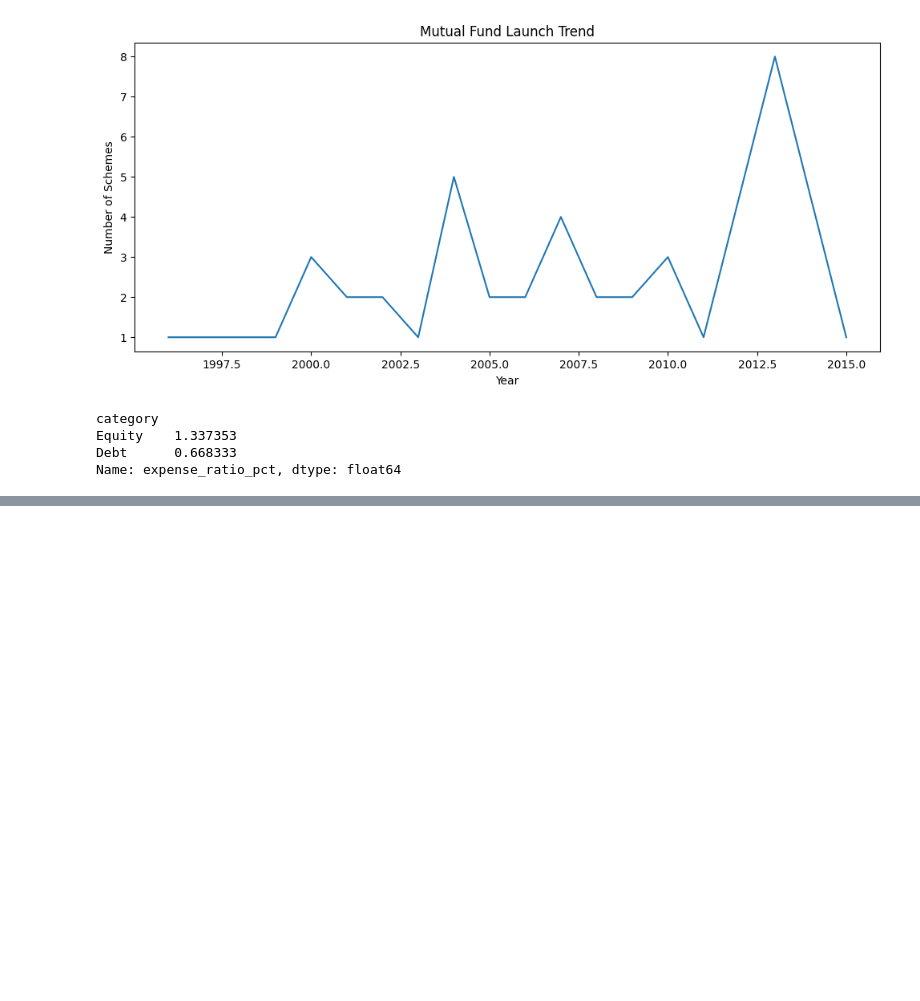
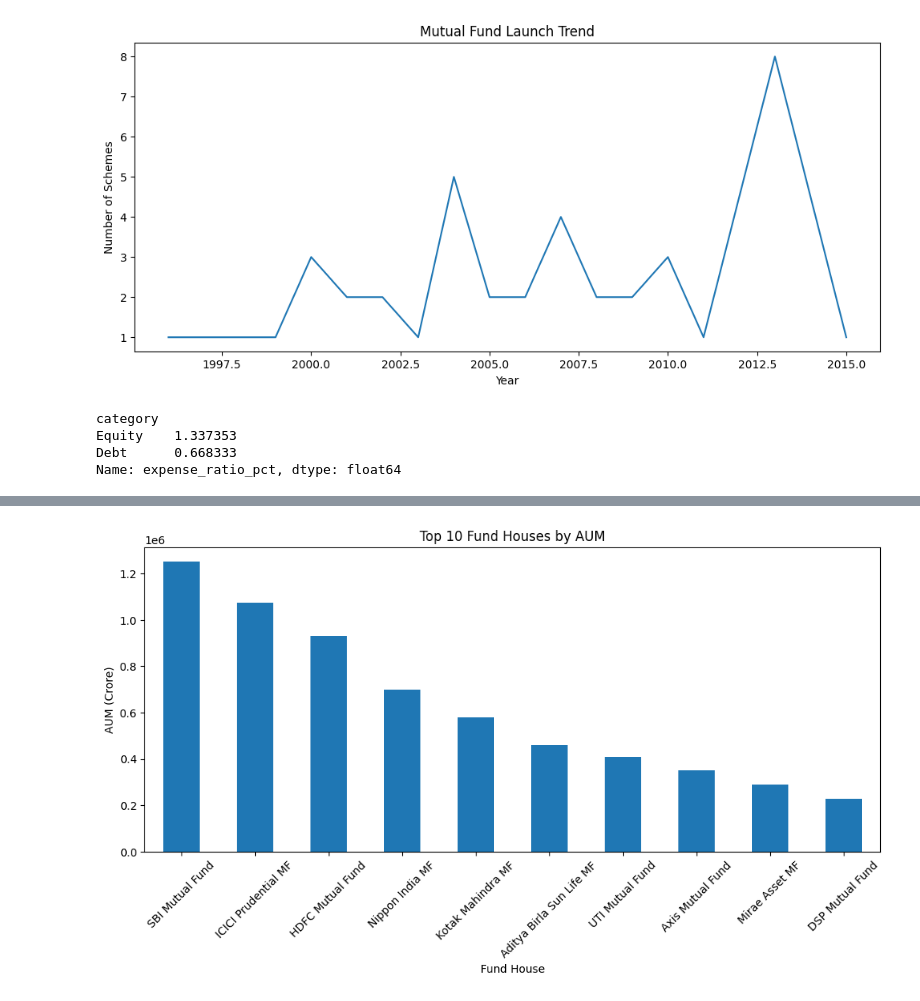
Before and after one commit to samireddynarasimhareddy/bluestock_mf_capstone, a Jupyter notebook: notebooks/01_EDA.ipynb, the cells around one changed output, grey strips where cells are left out. Drawn from its saved outputs; the diff is of its cells as text; code cells hidden in the pictures; blank space fills up the shorter version.

```diff
--- a/notebooks/01_EDA.ipynb
+++ b/notebooks/01_EDA.ipynb
@@ -341,0 +499,6 @@ Name: expense_ratio_pct, dtype: float64
+# %%
+aum = pd.read_csv(
+    "../data/processed/03_aum_by_fund_house.csv"
+)
+
+aum.head()
@@ -341,0 +560,9 @@ Name: expense_ratio_pct, dtype: float64
+# %%
+top_aum = (
+    aum.groupby('fund_house')
+       ['aum_crore']
+       .max()
+       .sort_values(ascending=False)
+)
+
+top_aum.head(10)
@@ -341,0 +582,15 @@ Name: expense_ratio_pct, dtype: float64
+# %%
+plt.figure(figsize=(12,5))
+
+top_aum.head(10).plot(kind='bar')
+
+plt.title("Top 10 Fund Houses by AUM")
+
+plt.xlabel("Fund House")
+plt.ylabel("AUM (Crore)")
+
+plt.xticks(rotation=45)
+
+plt.show()
+# %% [output]
+[figure, added]
```
Also changed, not shown: parts of 51 cells of this notebook.
